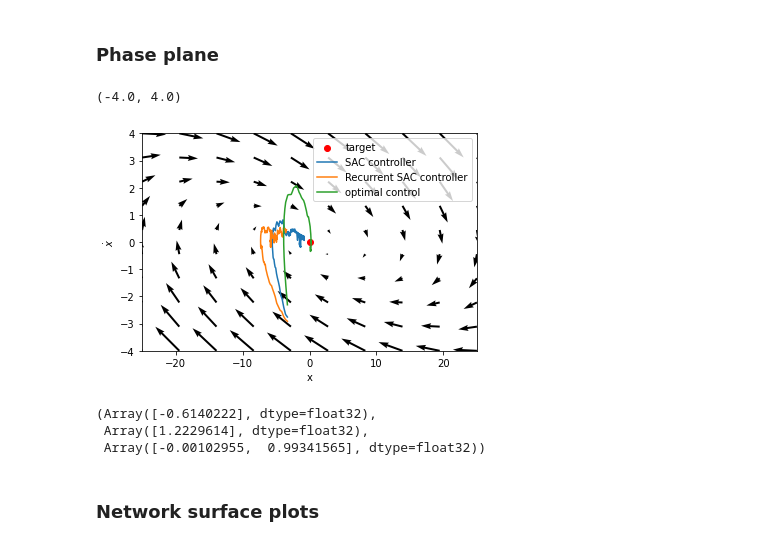
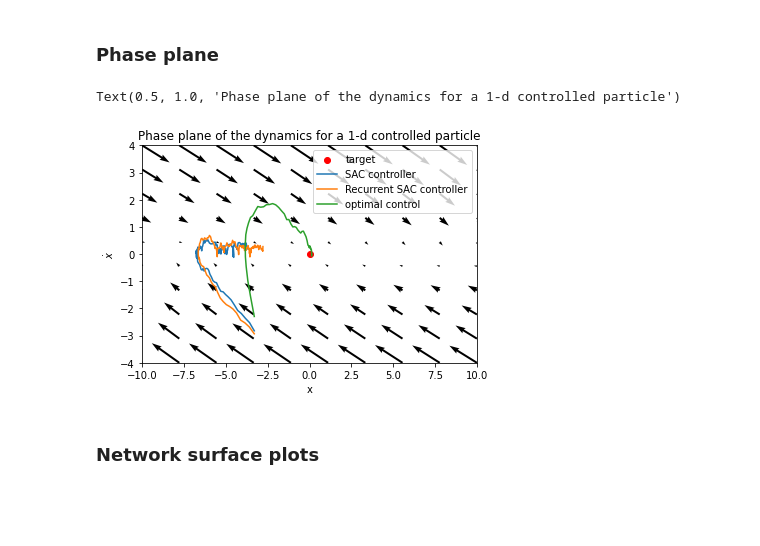
Before and after one commit to JopNiessen/SoftActorCritic, a Jupyter notebook: RecurrentSoftActorCritic_straightline_motion.ipynb, the cells around one changed output. Drawn from its saved outputs; the diff is of its cells as text; code cells hidden in the pictures; blank space fills up the shorter version.

```diff
--- a/RecurrentSoftActorCritic_straightline_motion.ipynb
+++ b/RecurrentSoftActorCritic_straightline_motion.ipynb
@@ -33,7 +33,7 @@ def create_agent(key):
     batch_size = 128
     initial_random_steps = 200#1000
 
-    control_limit = 4.
+    control_limit = 10.
     obs_size = 2
     ctrl_size = 1
 
@@ -46,7 +46,7 @@ def create_agent(key):
         ctrl_size=ctrl_size,
         control_limit=control_limit,
         epochs_per_step=10,
-        lr=1e-2,
+        lr=3e-3,
         history_size=8,
         memory_decay=5e-3
     )
@@ -61,7 +61,7 @@ for seed in [0]:
 
     agent = create_agent(key)
 
-    agent.train(2000, key, plotting_interval=100, record=True)
+    agent.train(1000, key, plotting_interval=100, record=True)
 
     memory['recording'].append(agent.recording)
     memory['dt'].append(agent.env.dt)
@@ -87,9 +87,11 @@ def run(
     y = env.reset(x0)
     for idx, t in enumerate(np.arange(0, T, agent.env.dt)):
         u = controller(y)
-        y, rew, done, _ = env.step(u)
+        y, rew, done, _ = env.step(u, key=key)
         Y[idx] = y
         S[idx] = env.state
+
+        key, _ = jrandom.split(key)
 
     return S, Y
 
@@ -124,57 +126,53 @@ def run_recurrent(
 # %% [markdown]
 ### Phase plane
 # %%
+key = jrandom.PRNGKey(0)
 N = 10
+x0 = jnp.array([-3, -3])
 
-x_space = np.linspace(-25, 25, N)
+x_space = np.linspace(-10, 10, N)
 v_space = np.linspace(-4, 4, N)
 xv, vv = np.meshgrid(x_space, v_space)
 qx = np.zeros((N,N))
 qv = np.zeros((N,N))
 
 for i, x in enumerate(x_space):
   for j, v in enumerate(v_space):
     state = jnp.array([xv[i,j], vv[i,j]])
     control = agent.actor.model.predict(state)
-    dx, dv = agent.env.predict_deriv(state, control)
+    #control, _ = agent.rec_actor.model.predict_step(state, jnp.zeros(1), jnp.zeros(2))
+    dx, dv = agent.env.predict_deriv(state, control)*.1
     qx[i,j] = dx
     qv[i,j] = dv
 
 fig, ax = plt.subplots()
 ax.scatter(0, 0, c='r', label='target')
 
 env = agent.env
 controller = agent.actor.model.predict
-S, Y = run(key, env, controller, 20, x0=jnp.array([-3, -3]))
+S, Y = run(key, env, controller, 20, x0=x0)
 ax.plot(S[:,0], S[:,1], label='SAC controller')
 
 env = agent.env
 controller = agent.rec_actor.step
-S, Y = run_recurrent(key, env, controller, 20, x0=jnp.array([-3, -3]))
+S, Y = run_recurrent(key, env, controller, 20, x0=x0)
 ax.plot(S[:,0], S[:,1], label='Recurrent SAC controller')
 
 env = agent.env
 LQR = LQRSolver(env.A, env.B, env.G, env.R)
-S, Y = run(key, env, LQR, 5, x0=jnp.array([-3, -3]))
+S, Y = run(key, env, LQR, 5, x0=x0)
 ax.plot(S[:,0], S[:,1], label='optimal control')
 
 ax.quiver(xv, vv, qx, qv)
 ax.legend()
 ax.set_xlabel('x')
 ax.set_ylabel(r'$\dot{x}$')
-ax.set_xlim([-25, 25])
+ax.set_xlim([-10, 10])
 ax.set_ylim([-4, 4])
+ax.set_title('Phase plane of the dynamics for a 1-d controlled particle')
 # %% [output]
-(-4.0, 4.0)
+Text(0.5, 1.0, 'Phase plane of the dynamics for a 1-d controlled particle')
-[figure, old version]
+[figure, new version]
-# %%
-key = jrandom.PRNGKey(0)
-hid = jnp.zeros(2)
-agent.rec_actor.step(jnp.array([-10, -1]), jnp.array([0]), hid, key)
-# %% [output]
-(Array([-0.6140222], dtype=float32),
- Array([1.2229614], dtype=float32),
- Array([-0.00102955,  0.99341565], dtype=float32))
 # %% [markdown]
 ### Network surface plots
 # %%
```
Also changed, not shown: parts of 2 cells of this notebook.
